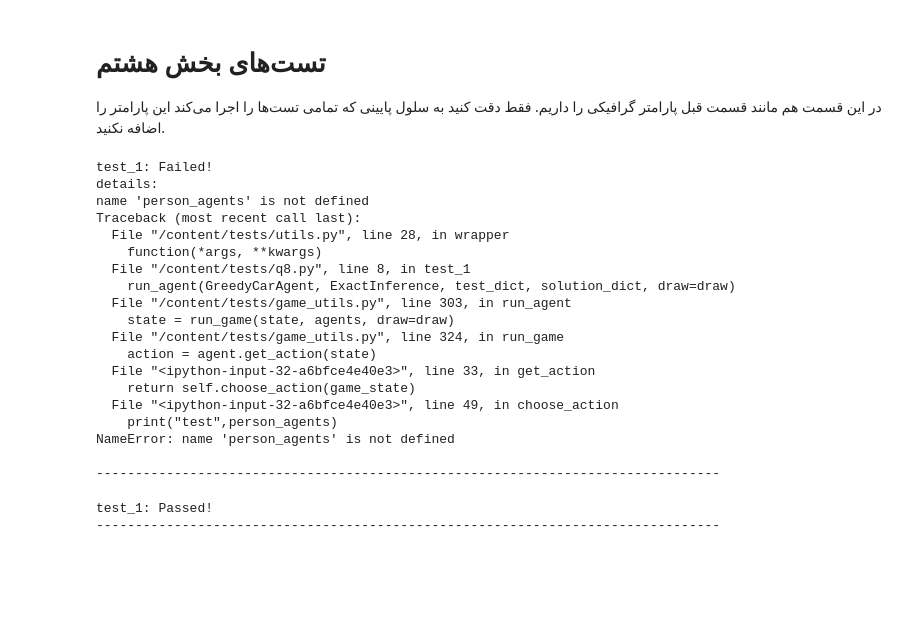
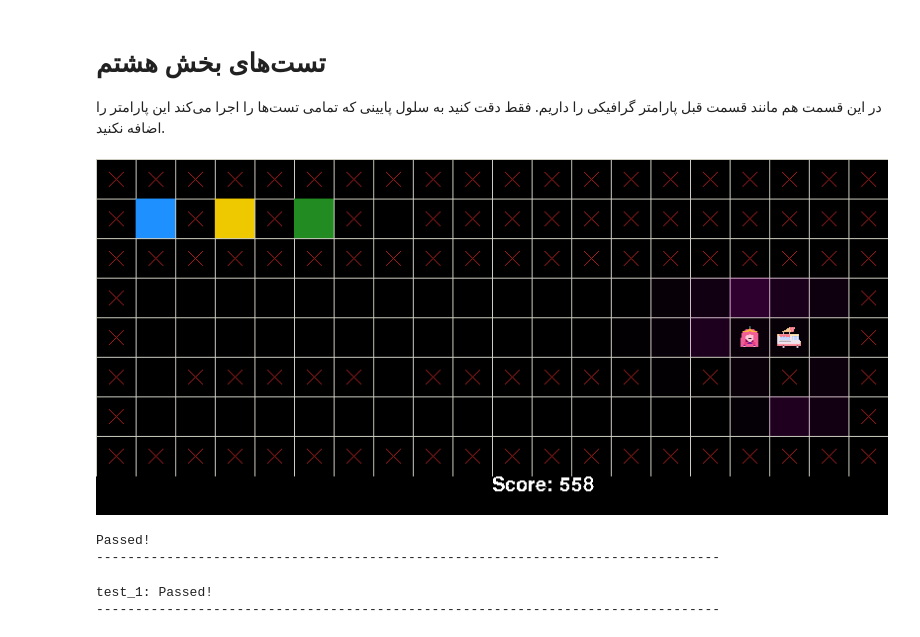
Before and after one commit to alirezakhaleghianaghizi/adverserialsaerch_in_AI, a Jupyter notebook: PHW4.ipynb, the cells around one changed output. Saved outputs shown, nothing was run; the diff lists cells and outputs as text; code cells hidden in the pictures; blank space fills up the shorter version.

```diff
--- a/PHW4.ipynb
+++ b/PHW4.ipynb
@@ -1122,27 +1180,11 @@ class GreedyCarAgent(Agent):
 فقط دقت کنید به سلول پایینی که تمامی تست‌ها را اجرا می‌کند این پارامتر را اضافه نکنید.
 # %%
 from tests import q8
-q8.test_1(GreedyCarAgent, ExactInference)
-#q8.test_1(GreedyCarAgent, ExactInference, draw=True)
+#q8.test_1(GreedyCarAgent, ExactInference)
+q8.test_1(GreedyCarAgent, ExactInference, draw=True)
 # %% [output]
+[figure, added]
-test_1: Failed!
-details:
-name 'person_agents' is not defined
-Traceback (most recent call last):
-  File "/content/tests/utils.py", line 28, in wrapper
-    function(*args, **kwargs)
-  File "/content/tests/q8.py", line 8, in test_1
-    run_agent(GreedyCarAgent, ExactInference, test_dict, solution_dict, draw=draw)
-  File "/content/tests/game_utils.py", line 303, in run_agent
-    state = run_game(state, agents, draw=draw)
-  File "/content/tests/game_utils.py", line 324, in run_game
-    action = agent.get_action(state)
-  File "<ipython-input-32-a6bfce4e40e3>", line 33, in get_action
-    return self.choose_action(game_state)
-  File "<ipython-input-32-a6bfce4e40e3>", line 49, in choose_action
-    print("test",person_agents)
-NameError: name 'person_agents' is not defined
-
+Passed!
 --------------------------------------------------------------------------------
 # %%
 q8.test_1(GreedyCarAgent, ExactInference)
```
Also changed, not shown: parts of 7 cells of this notebook.
